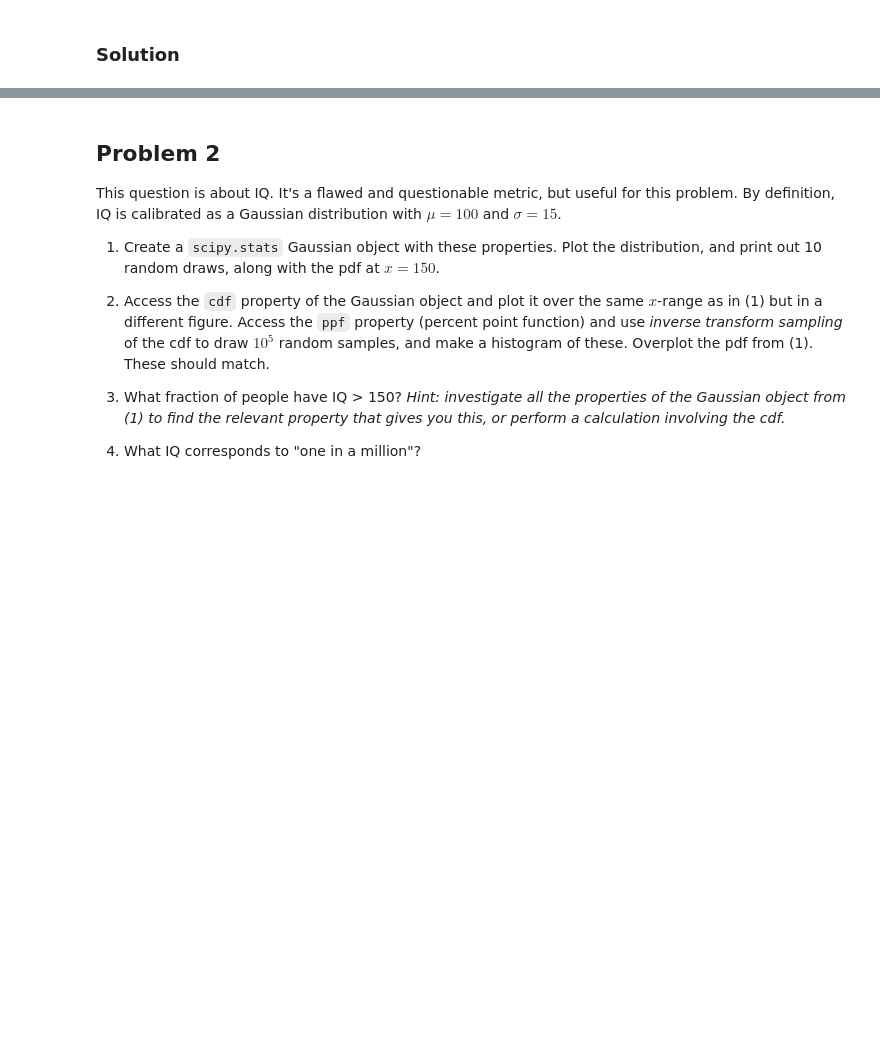
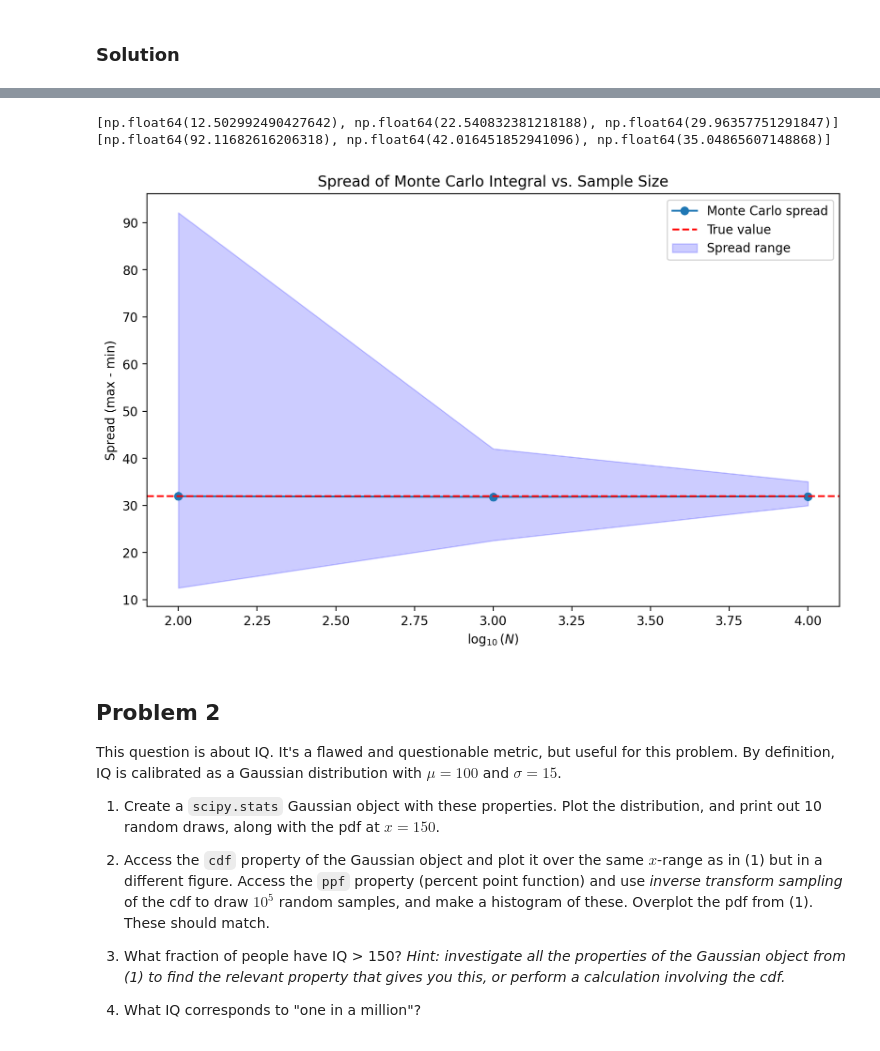
Before and after one commit to VanderbiltAstronomy/astr_8070_s25, a Jupyter notebook: coursework/student_folders/brayan_hernandez_folder/brayan_homework/vu_astr8070_s25_hw2_brayan_hernandez.ipynb, the cells around one changed output, grey strips where cells are left out. Cells and saved outputs as stored; diff of their text form; code cells hidden in the pictures; blank space fills up the shorter version.

```diff
--- a/coursework/student_folders/brayan_hernandez_folder/brayan_homework/vu_astr8070_s25_hw2_brayan_hernandez.ipynb
+++ b/coursework/student_folders/brayan_hernandez_folder/brayan_homework/vu_astr8070_s25_hw2_brayan_hernandez.ipynb
@@ -41,3 +116,31 @@ $$
+# %%
+#Problem 1.6
+min_arr=[]
+max_arr=[]
+log_N=[]
+for N, values in results.items():
+    log_N.append(np.log10(N))
+    min_arr.append(np.min(values))
+    max_arr.append(np.max(values))
+print(min_arr)
+print(max_arr)
+
+
+plt.figure(figsize=(10, 6))
+plt.plot(log_N, mean_arr, marker='o', label='Monte Carlo spread')
+plt.axhline(real_eq1, color='red', linestyle='--', label='True value')
+plt.fill_between(log_N, min_arr, max_arr, alpha=0.2, color='blue', label='Spread range')
+
+# Labels and legend
+plt.xlabel(r'$\log_{10}(N)$')
+plt.ylabel('Spread (max - min)')
+plt.title('Spread of Monte Carlo Integral vs. Sample Size')
+plt.legend()
+plt.show()
+# %% [output]
+[np.float64(12.502992490427642), np.float64(22.540832381218188), np.float64(29.96357751291847)]
+[np.float64(92.11682616206318), np.float64(42.016451852941096), np.float64(35.04865607148868)]
+[figure, added]
 # %% [markdown]
 ## Problem 2
 
```
Also changed, not shown: parts of 9 cells of this notebook, 2 other files.
